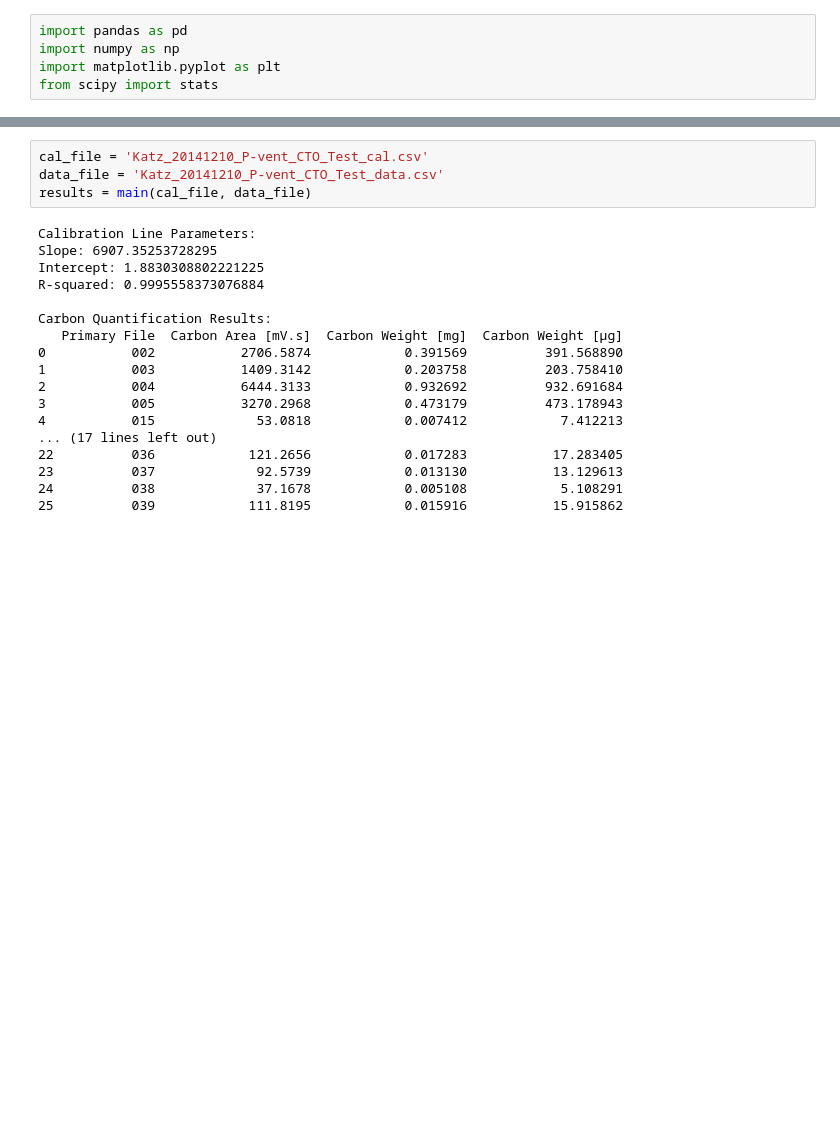
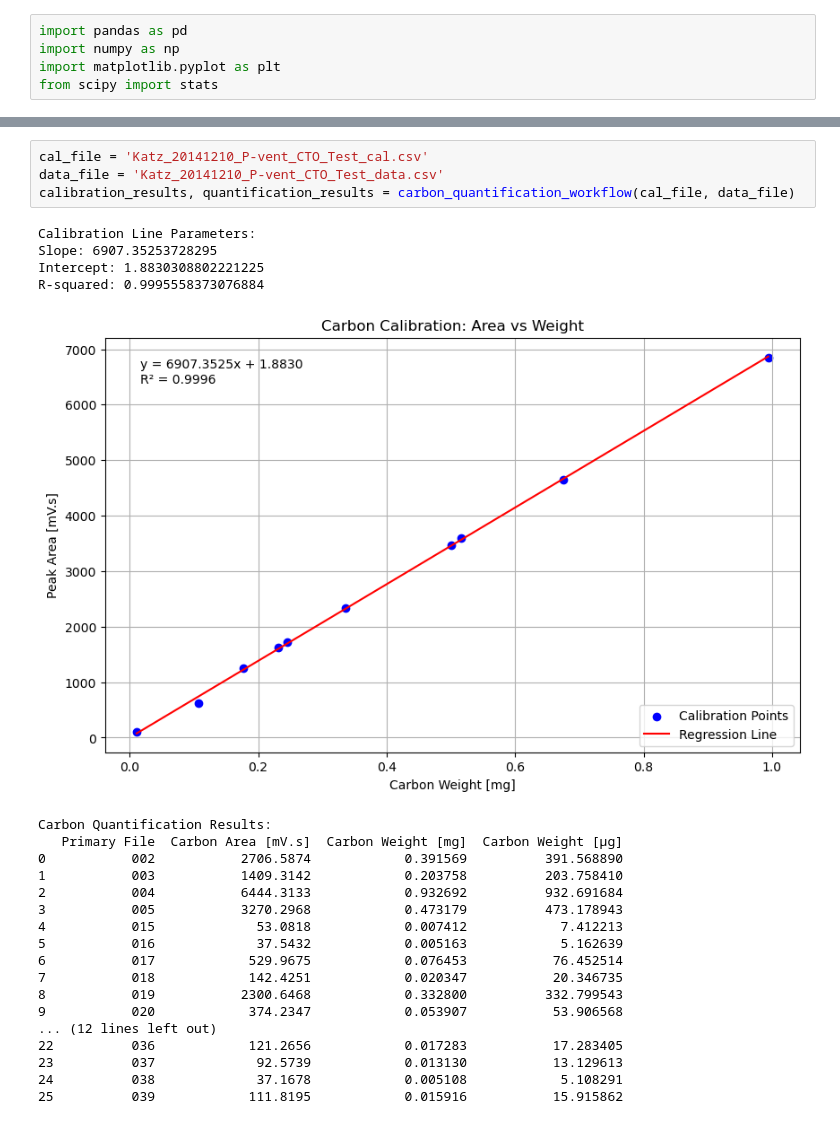
Before and after one commit to sdkatz/P-vent_CTO_test, a Jupyter notebook: Process EA files.ipynb, the cells around one changed output, grey strips where cells are left out. Drawn from its saved outputs; the diff is of its cells as text; blank space fills up the shorter version.

```diff
--- a/Process EA files.ipynb
+++ b/Process EA files.ipynb
@@ -119,22 +171,27 @@ def main(cal_file_path, data_file_path):
 # %%
 cal_file = 'Katz_20141210_P-vent_CTO_Test_cal.csv'
 data_file = 'Katz_20141210_P-vent_CTO_Test_data.csv'
-results = main(cal_file, data_file)
+calibration_results, quantification_results = carbon_quantification_workflow(cal_file, data_file)
 # %% [output]
 Calibration Line Parameters:
 Slope: 6907.35253728295
 Intercept: 1.8830308802221225
 R-squared: 0.9995558373076884
-
-Carbon Quantification Results:
-   Primary File  Carbon Area [mV.s]  Carbon Weight [mg]  Carbon Weight [µg]
-0           002           2706.5874            0.391569          391.568890
-1           003           1409.3142            0.203758          203.758410
-2           004           6444.3133            0.932692          932.691684
-3           005           3270.2968            0.473179          473.178943
-4           015             53.0818            0.007412            7.412213
-... (17 lines left out)
-22          036            121.2656            0.017283           17.283405
-23          037             92.5739            0.013130           13.129613
-24          038             37.1678            0.005108            5.108291
-25          039            111.8195            0.015916           15.915862
+[figure, added]
+Carbon Quantification Results:
+   Primary File  Carbon Area [mV.s]  Carbon Weight [mg]  Carbon Weight [µg]
+0           002           2706.5874            0.391569          391.568890
+1           003           1409.3142            0.203758          203.758410
+2           004           6444.3133            0.932692          932.691684
+3           005           3270.2968            0.473179          473.178943
+4           015             53.0818            0.007412            7.412213
+5           016             37.5432            0.005163            5.162639
+6           017            529.9675            0.076453           76.452514
+7           018            142.4251            0.020347           20.346735
+8           019           2300.6468            0.332800          332.799543
+9           020            374.2347            0.053907           53.906568
+... (12 lines left out)
+22          036            121.2656            0.017283           17.283405
+23          037             92.5739            0.013130           13.129613
+24          038             37.1678            0.005108            5.108291
+25          039            111.8195            0.015916           15.915862
```
Also changed, not shown: parts of 3 cells of this notebook.
